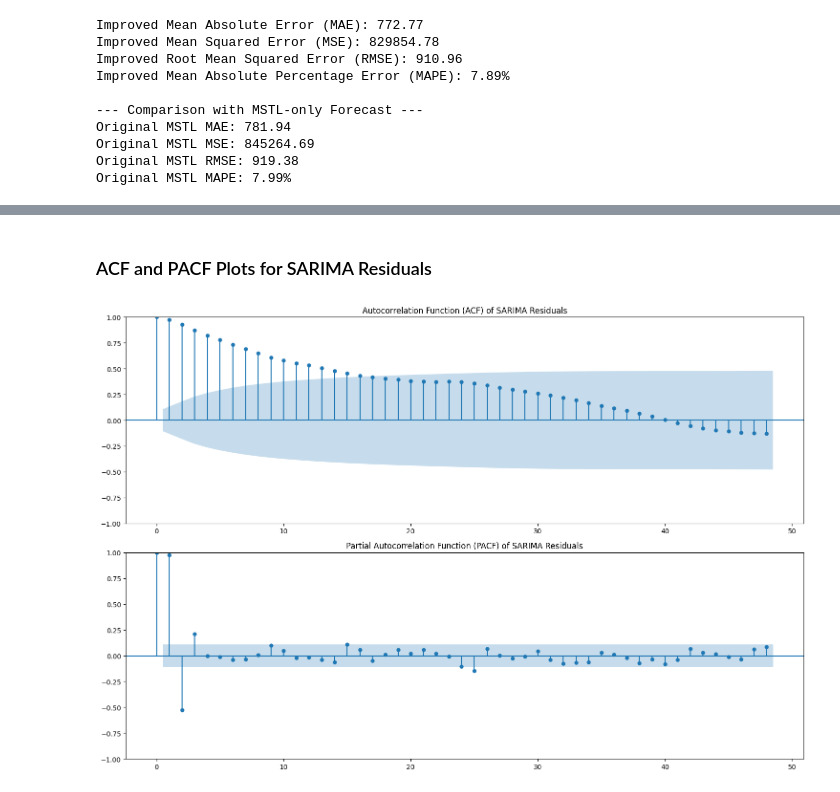
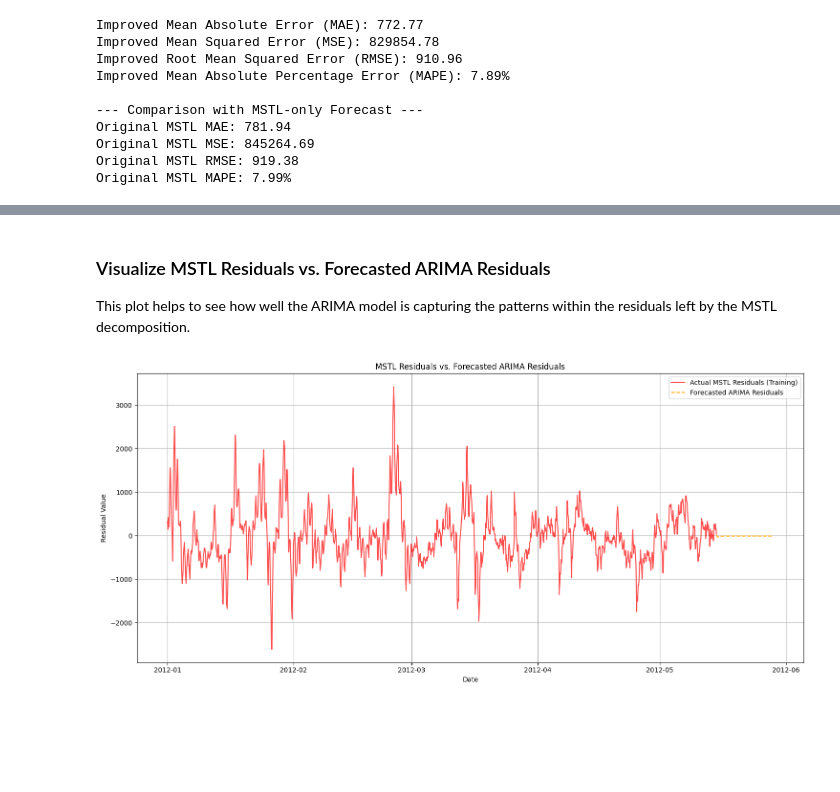
Before and after one commit to Vishnu912py/Resource-Demand-Forecasting, a Jupyter notebook: MSTL Decomposition/MSTL(using_electricity_dataset).ipynb, the cells around one changed output, grey strips where cells are left out. Saved outputs shown, nothing was run; the diff lists cells and outputs as text; code cells hidden in the pictures; blank space fills up the shorter version.

```diff
--- a/MSTL Decomposition/MSTL(using_electricity_dataset).ipynb
+++ b/MSTL Decomposition/MSTL(using_electricity_dataset).ipynb
@@ -749,14 +428,22 @@ plt.show()
-# %% [markdown]
-### ACF and PACF Plots for SARIMA Residuals
-# %%
-from statsmodels.graphics.tsaplots import plot_acf, plot_pacf
-
-fig, axes = plt.subplots(2, 1, figsize=(15, 10))
-
-plot_acf(sarima_residuals, lags=48, ax=axes[0], title='Autocorrelation Function (ACF) of SARIMA Residuals')
-plot_pacf(sarima_residuals, lags=48, ax=axes[1], title='Partial Autocorrelation Function (PACF) of SARIMA Residuals')
-
-plt.tight_layout()
-plt.show()
-# %% [output]
-[figure, removed]
+# %% [markdown]
+### Visualize MSTL Residuals vs. Forecasted ARIMA Residuals
+
+This plot helps to see how well the ARIMA model is capturing the patterns within the residuals left by the MSTL decomposition.
+# %%
+plt.figure(figsize=(15, 7))
+plt.plot(train_data.index, residuals_train, label='Actual MSTL Residuals (Training)', color='red', alpha=0.7)
+plt.plot(test_data.index, forecasted_arima_residuals, label='Forecasted ARIMA Residuals', color='orange', linestyle='--')
+
+# Optional: Also plot the actual test data and the final forecast for context
+# plt.plot(test_data.index, test_data['y'], label='Actual Test Values', color='gray')
+# plt.plot(final_forecast_improved.index, final_forecast_improved, label='Improved Final Forecast', color='purple', linestyle=':')
+
+plt.title('MSTL Residuals vs. Forecasted ARIMA Residuals')
+plt.xlabel('Date')
+plt.ylabel('Residual Value')
+plt.legend()
+plt.grid(True)
+plt.tight_layout()
+plt.show()
+# %% [output]
+[figure, added]
```
Also changed, not shown: parts of 47 cells of this notebook.
